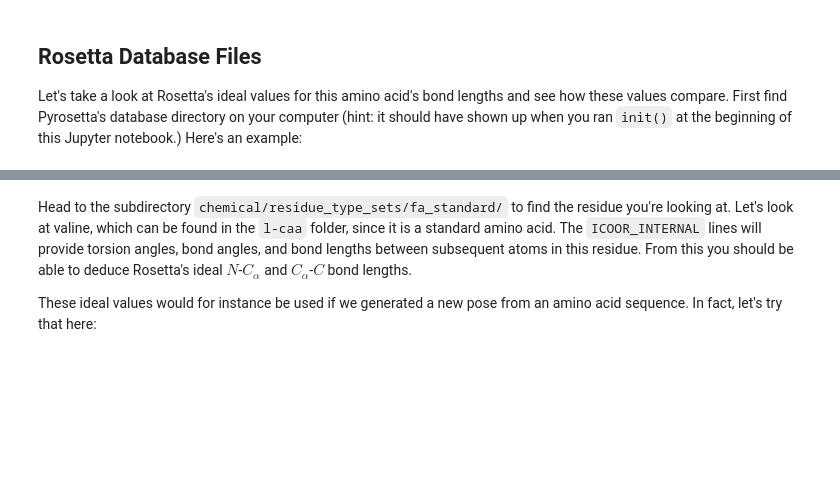
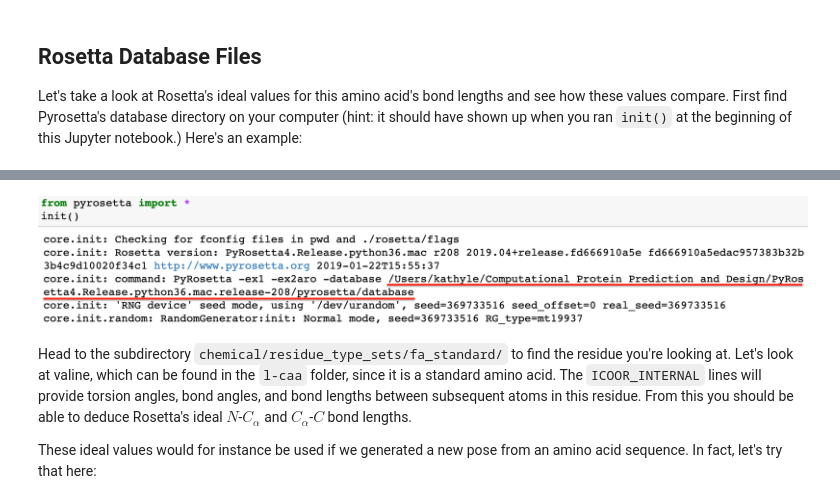
Before and after one commit to RosettaCommons/PyRosetta.notebooks, a Jupyter notebook: notebooks/02.05-Protein-Geometry.ipynb, the cells around one changed output, grey strips where cells are left out. Cells and saved outputs as stored; diff of their text form; code cells hidden in the pictures; blank space fills up the shorter version.

```diff
--- a/notebooks/02.05-Protein-Geometry.ipynb
+++ b/notebooks/02.05-Protein-Geometry.ipynb
@@ -65,3 +63,8 @@ Let's take a look at Rosetta's ideal values for this amino acid's bond lengths a
+# %%
+from IPython.display import Image
+Image('./Media/init-path.png',width='700')
+# %% [output]
+[figure, added]
 # %% [markdown]
 Head to the subdirectory `chemical/residue_type_sets/fa_standard/` to find the residue you're looking at. Let's look at valine, which can be found in the `l-caa` folder, since it is a standard amino acid. The `ICOOR_INTERNAL` lines will provide torsion angles, bond angles, and bond lengths between subsequent atoms in this residue. From this you should be able to deduce Rosetta's ideal $N$-$C_\alpha$ and $C_\alpha$-$C$ bond lengths.
 
```
Also changed, not shown: parts of 3 cells of this notebook, 2 other files.
